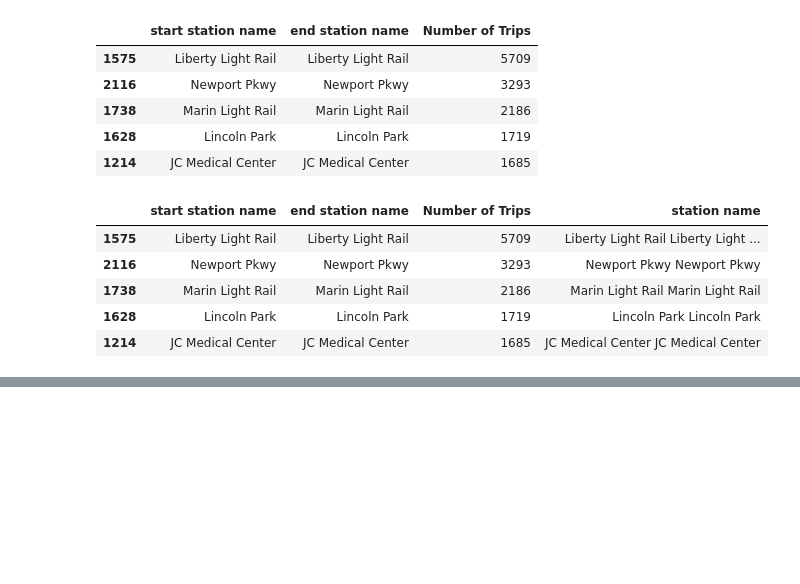
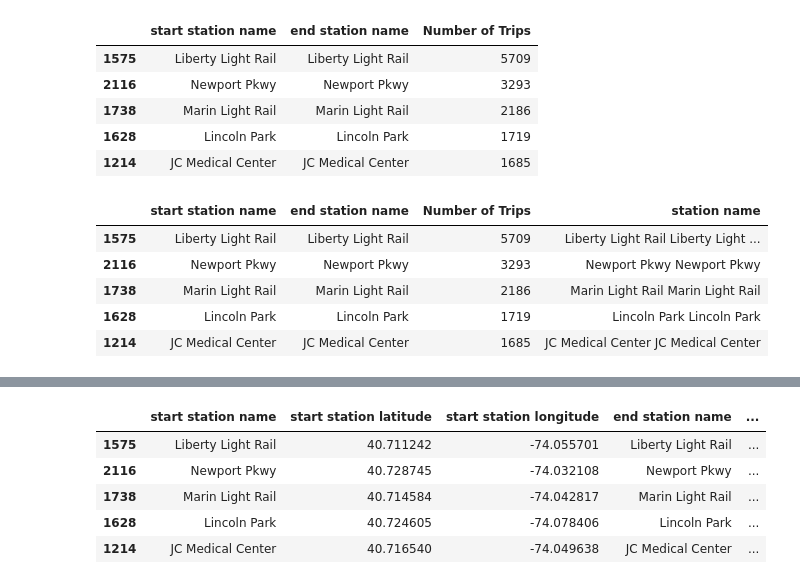
Before and after one commit to tnatoli29/Project_1, a Jupyter notebook: CitiBike/CitiBike 2020 Merge.ipynb, the cells around one changed output, grey strips where cells are left out. Cells and saved outputs as stored; diff of their text form; code cells hidden in the pictures; blank space fills up the shorter version.

```diff
--- a/CitiBike/CitiBike 2020 Merge.ipynb
+++ b/CitiBike/CitiBike 2020 Merge.ipynb
@@ -467,0 +485,13 @@ plt.bar(routes_x_axis, routes_y_axis, color = "dodgerblue")
+# %%
+pop_locations = location_df.groupby(["start station name", "start station latitude", "start station longitude",
+                                     "end station name", "end station latitude", "end station longitude"])\
+                                        .size().reset_index(name = "Number of Trips")
+pop_locations= pop_locations.sort_values(["Number of Trips"], ascending = False)
+pop_locations.head()
+# %% [output]
+|  | start station name | start station latitude | start station longitude | end station name | ... |
+| 1575 | Liberty Light Rail | 40.711242 | -74.055701 | Liberty Light Rail | ... |
+| 2116 | Newport Pkwy | 40.728745 | -74.032108 | Newport Pkwy | ... |
+| 1738 | Marin Light Rail | 40.714584 | -74.042817 | Marin Light Rail | ... |
+| 1628 | Lincoln Park | 40.724605 | -74.078406 | Lincoln Park | ... |
+| 1214 | JC Medical Center | 40.716540 | -74.049638 | JC Medical Center | ... |
```
Also changed, not shown: parts of 11 cells of this notebook.
